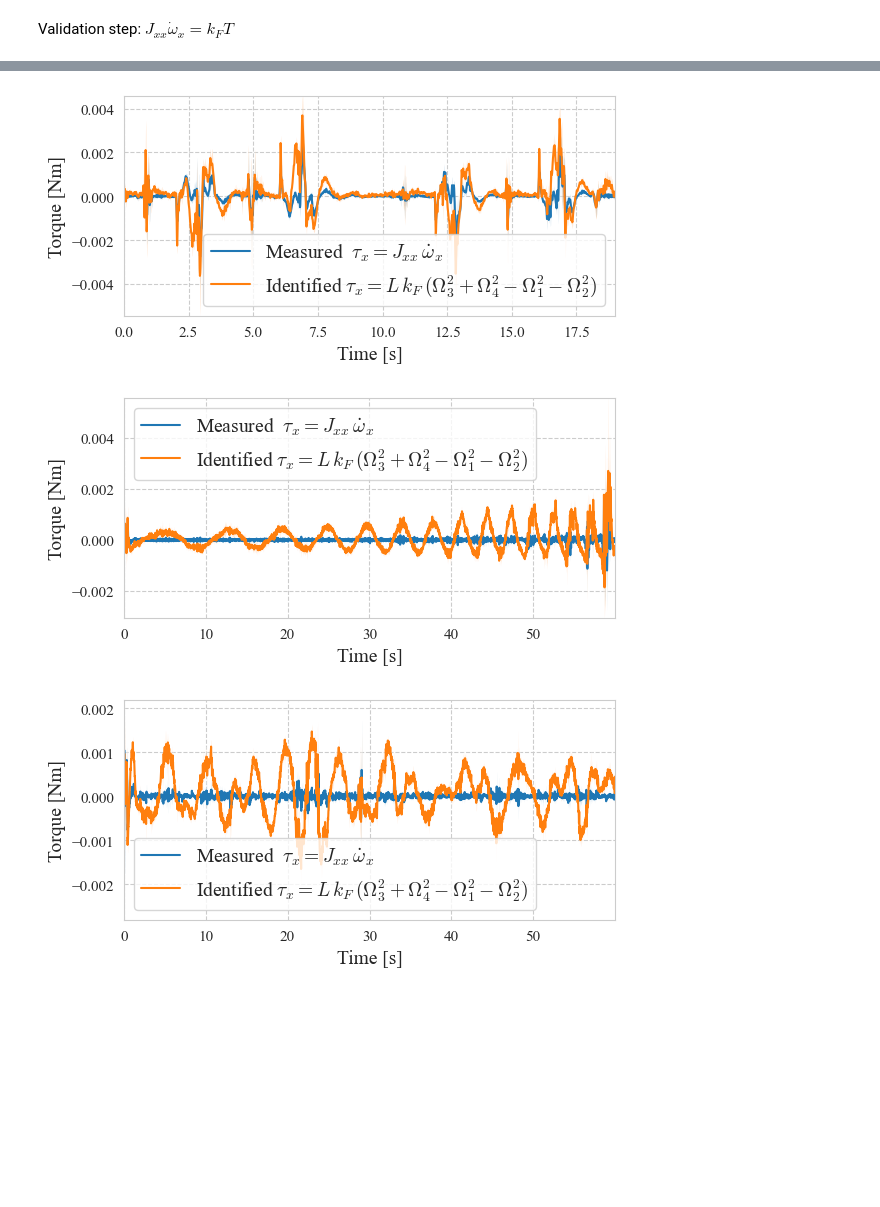
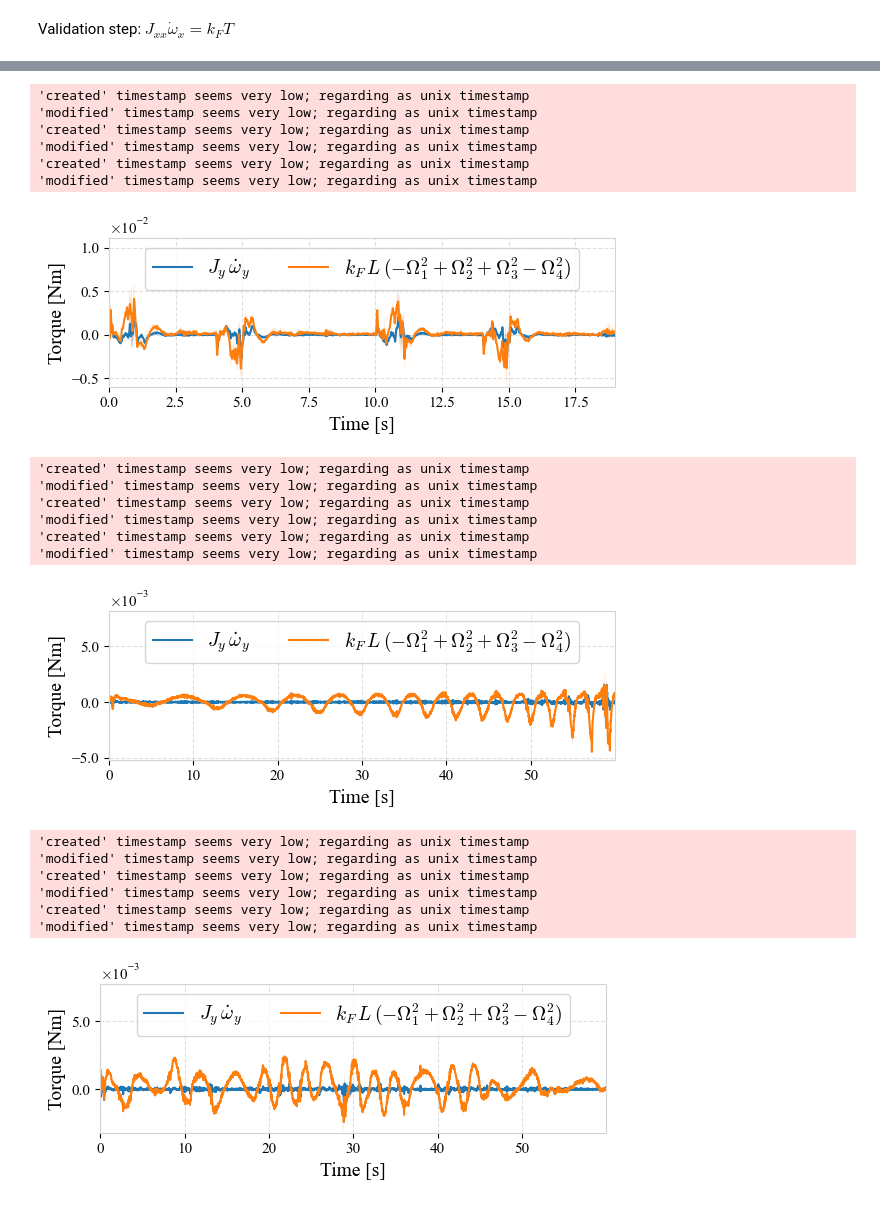
Before and after one commit to idsia-robotics/nanodrone-sysid-benchmark, a Jupyter notebook: processing/thurst_drag_coeff_identification.ipynb, the cells around one changed output, grey strips where cells are left out. Drawn from its saved outputs; the diff is of its cells as text; code cells hidden in the pictures; blank space fills up the shorter version.

```diff
--- a/processing/thurst_drag_coeff_identification.ipynb
+++ b/processing/thurst_drag_coeff_identification.ipynb
@@ -18,7 +18,7 @@ for experiment in experiments:
     for run in runs:
         try:
             file_name_real = f'{file_name}_run{run}.csv'
-            df_real = pd.read_csv(os.path.join('../data/real/processed/train/', file_name_real))
+            df_real = pd.read_csv(os.path.join('data/real/processed/train/', file_name_real))
             # Store dynamically
             df_real_dict[f'{experiment}_run{run}'] = df_real
         except Exception as e:
@@ -351,8 +507,27 @@ def plot_torque_comparison(df_real_dict, pattern, Kf,
 # %%
-plot_torque_comparison(df_real_dict, pattern="square", Kf=Kf)
-plot_torque_comparison(df_real_dict, pattern="chirp", Kf=Kf)
-plot_torque_comparison(df_real_dict, pattern="random", Kf=Kf)
+plot_torque_y_comparison(df_real_dict, pattern="square", Kf=Kf)
+plot_torque_y_comparison(df_real_dict, pattern="chirp", Kf=Kf)
+plot_torque_y_comparison(df_real_dict, pattern="random", Kf=Kf)
+plot_torque_y_comparison(df_real_dict, pattern="melon", Kf=Kf)
 # %% [output]
+'created' timestamp seems very low; regarding as unix timestamp
+'modified' timestamp seems very low; regarding as unix timestamp
+'created' timestamp seems very low; regarding as unix timestamp
+'modified' timestamp seems very low; regarding as unix timestamp
+'created' timestamp seems very low; regarding as unix timestamp
+'modified' timestamp seems very low; regarding as unix timestamp
-[figure, old version]
+[figure, new version]
+'created' timestamp seems very low; regarding as unix timestamp
+'modified' timestamp seems very low; regarding as unix timestamp
+'created' timestamp seems very low; regarding as unix timestamp
+'modified' timestamp seems very low; regarding as unix timestamp
+'created' timestamp seems very low; regarding as unix timestamp
+'modified' timestamp seems very low; regarding as unix timestamp
-[figure, old version]
+[figure, new version]
+'created' timestamp seems very low; regarding as unix timestamp
+'modified' timestamp seems very low; regarding as unix timestamp
+'created' timestamp seems very low; regarding as unix timestamp
+'modified' timestamp seems very low; regarding as unix timestamp
+'created' timestamp seems very low; regarding as unix timestamp
+'modified' timestamp seems very low; regarding as unix timestamp
-[figure, old version]
+[figure, new version]
```
Also changed, not shown: parts of 17 cells of this notebook, 52 other files.
